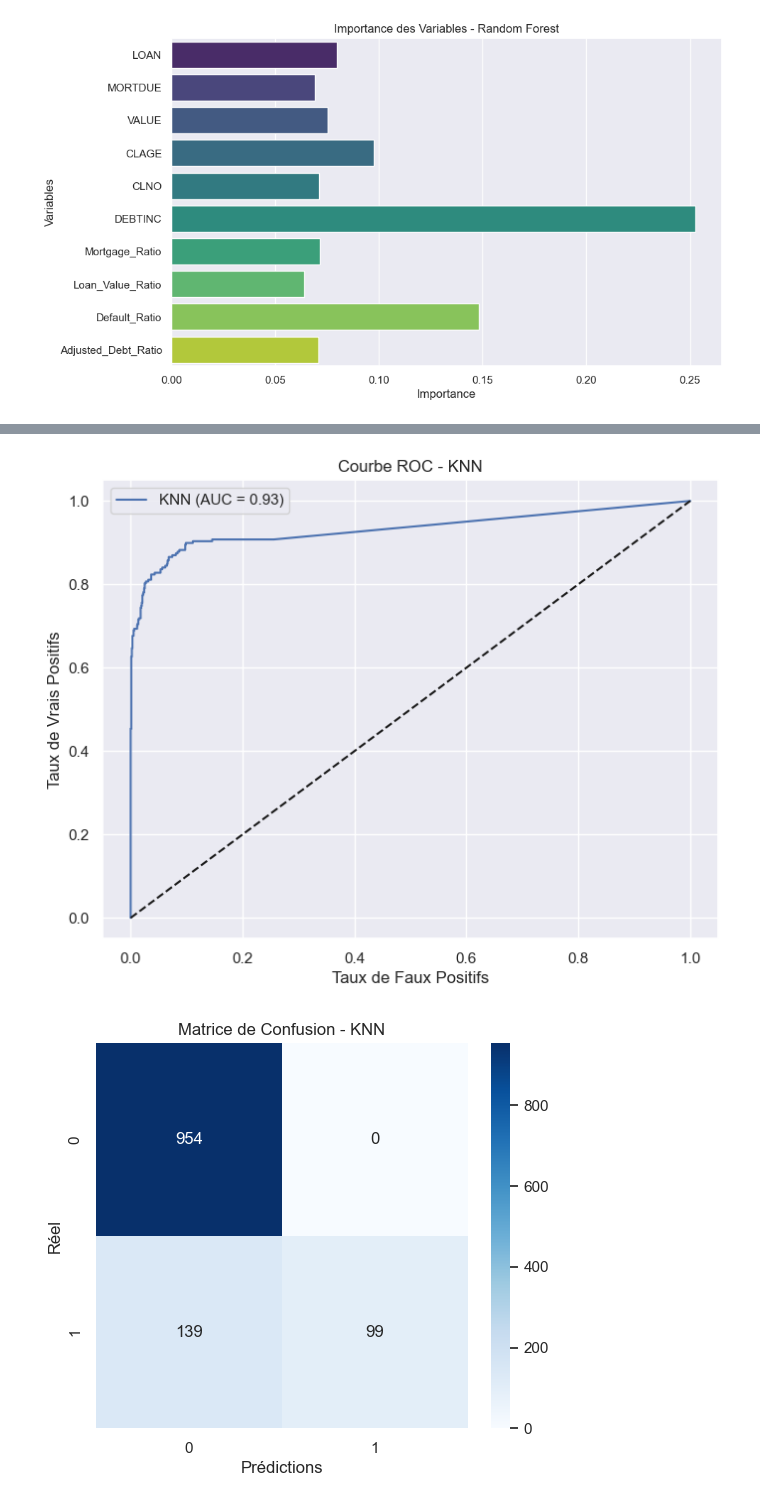
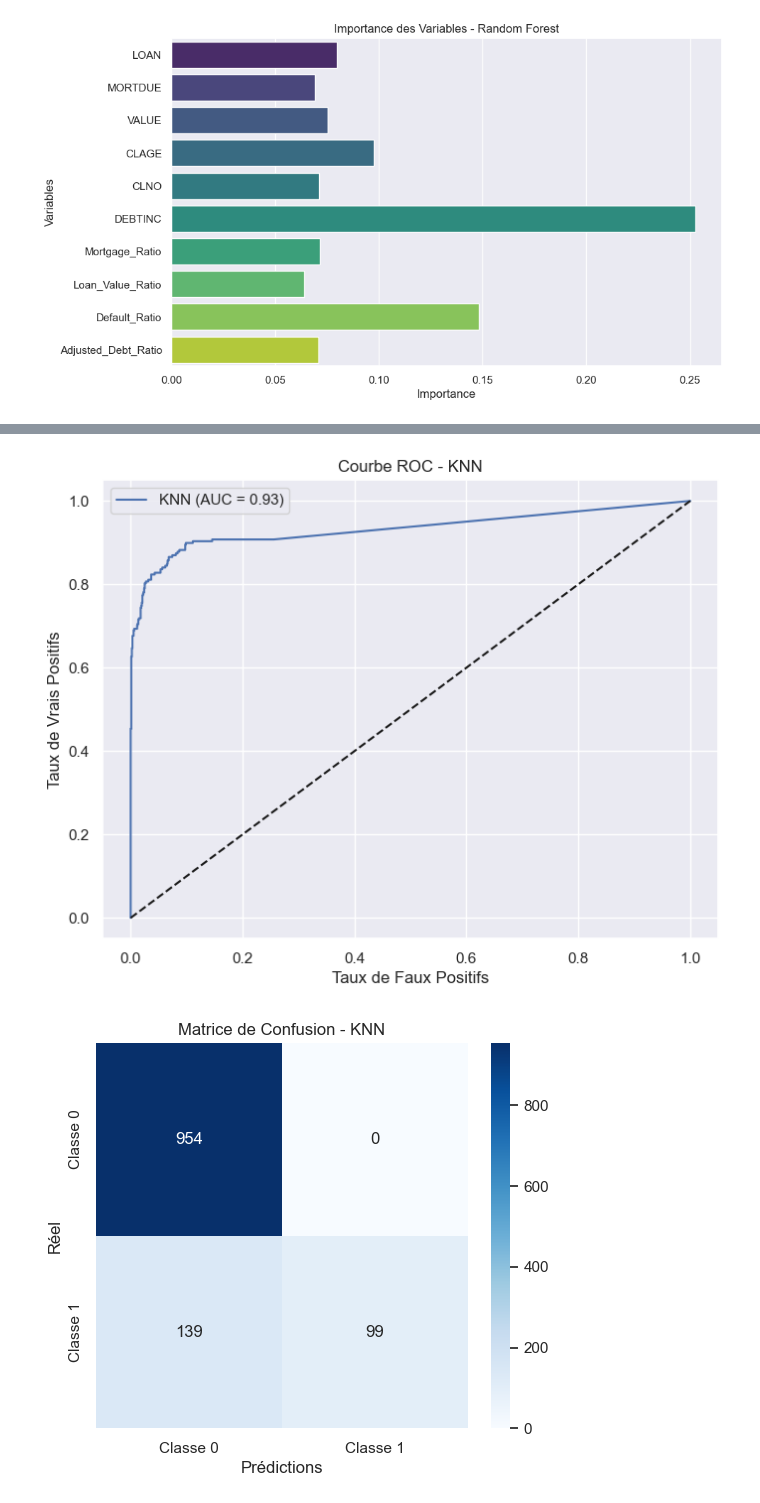
Before and after one commit to joob1812/Projet_Scoring, a Jupyter notebook: scoring_analysis.ipynb, the cells around one changed output, grey strips where cells are left out. Cells and saved outputs as stored; diff of their text form; code cells hidden in the pictures.

```diff
--- a/scoring_analysis.ipynb
+++ b/scoring_analysis.ipynb
@@ -802,6 +778,18 @@ Passing `palette` without assigning `hue` is deprecated and will be removed in v
 [figure]
 # %%
 from sklearn.neighbors import KNeighborsClassifier
+from sklearn.metrics import (
+    accuracy_score,
+    precision_score,
+    recall_score,
+    f1_score,
+    classification_report,
+    roc_curve,
+    auc,
+    confusion_matrix,
+)
+import seaborn as sns
+import matplotlib.pyplot as plt
 
 # Paramètres pour GridSearchCV
 param_grid_knn = {
@@ -827,6 +815,18 @@ print("Meilleur score AUC:", grid_search_knn.best_score_)
 y_pred_knn = grid_search_knn.best_estimator_.predict(X_test_scaled)
 y_probs_knn = grid_search_knn.best_estimator_.predict_proba(X_test_scaled)[:, 1]
 
+# Calcul des métriques
+accuracy = accuracy_score(y_test, y_pred_knn)
+precision = precision_score(y_test, y_pred_knn)
+recall = recall_score(y_test, y_pred_knn)
+f1 = f1_score(y_test, y_pred_knn)
+
+print("Accuracy:", accuracy)
+print("Precision:", precision)
+print("Recall:", recall)
+print("F1 Score:", f1)
+print("\nClassification Report - KNN:\n", classification_report(y_test, y_pred_knn))
+
 # Courbe ROC
 fpr, tpr, _ = roc_curve(y_test, y_probs_knn)
 plt.figure(figsize=(8, 6))
@@ -841,7 +841,14 @@ plt.show()
 # Matrice de confusion
 conf_matrix = confusion_matrix(y_test, y_pred_knn)
 plt.figure(figsize=(6, 5))
-sns.heatmap(conf_matrix, annot=True, fmt="d", cmap="Blues")
+sns.heatmap(
+    conf_matrix,
+    annot=True,
+    fmt="d",
+    cmap="Blues",
+    xticklabels=["Classe 0", "Classe 1"],
+    yticklabels=["Classe 0", "Classe 1"],
+)
 plt.xlabel("Prédictions")
 plt.ylabel("Réel")
 plt.title("Matrice de Confusion - KNN")
@@ -852,4 +873,4 @@ Meilleur score AUC: 0.9325628266834048
 [figure]
-[figure, old version]
+[figure, new version]
 # %%
 from sklearn.svm import SVC
```
Also changed, not shown: parts of 48 cells of this notebook.
